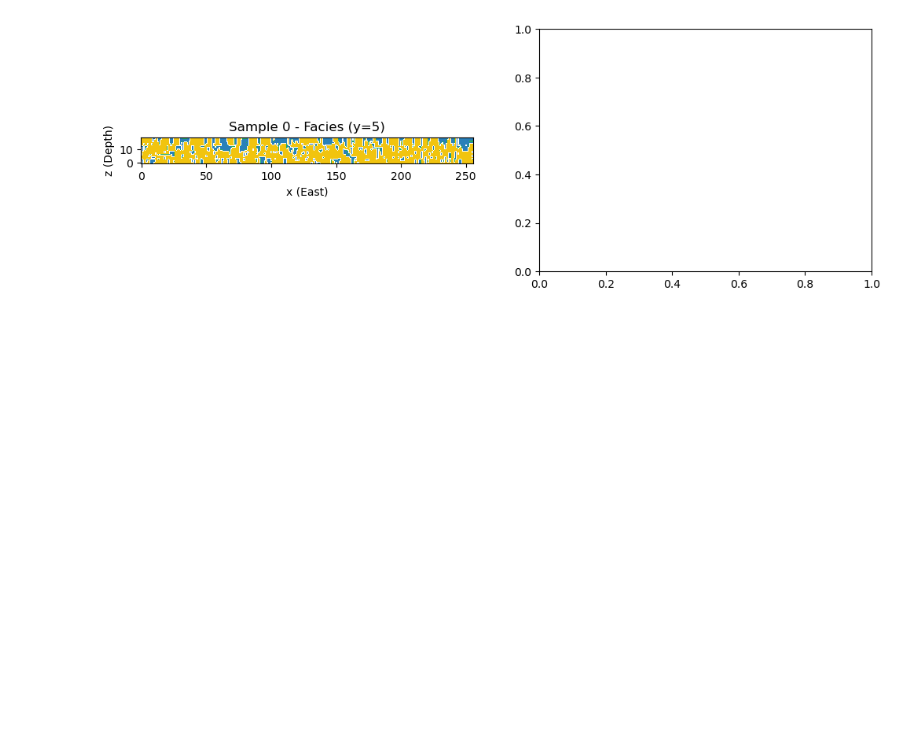
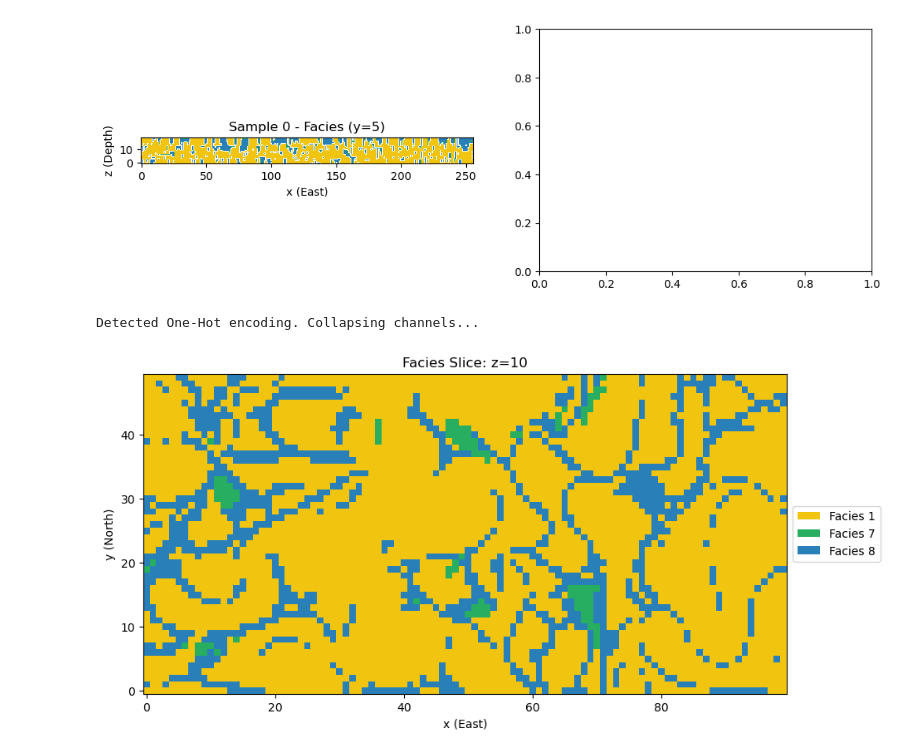
Before and after one commit to Matglassaa/Thesis-project-DGM, a Jupyter notebook: data/dataset_visualization.ipynb, the cells around one changed output. Cells and saved outputs as stored; diff of their text form; code cells hidden in the pictures; blank space fills up the shorter version.

Commit message:
first test with batching

```diff
--- a/data/dataset_visualization.ipynb
+++ b/data/dataset_visualization.ipynb
@@ -196,3 +196,70 @@ visualize_h5_batch(os.path.join(file_path, filename), max_samples=3, slice_axis=
 # %% [output]
 NameError: name 'unique_vals' is not defined
 [figure]
+# %%
+import os
+import numpy as np
+import matplotlib.pyplot as plt
+from matplotlib.colors import ListedColormap, BoundaryNorm
+from matplotlib.patches import Patch
+
+def visualize_facies_npz(file_path, slice_axis='z', slice_idx=None):
+    if not os.path.exists(file_path):
+        print(f"Error: File {file_path} not found.")
+        return
+
+    # --- 1. Load and Decode ---
+    data = np.load(file_path)
+    fac_data = data['facies']
+
+    # If it's One-Hot Encoded (Channels, Z, Y, X), collapse it
+    # categories = [1, 7, 8]
+    if fac_data.ndim == 4:
+        print("Detected One-Hot encoding. Collapsing channels...")
+        # argmax gives 0, 1, 2. We map these back to 1, 7, 8
+        idx_map = {0: 1, 1: 7, 2: 8}
+        collapsed = np.argmax(fac_data, axis=0)
+        fac_vol = np.vectorize(idx_map.get)(collapsed)
+    else:
+        fac_vol = fac_data
+
+    # --- 2. Slicing ---
+    nz, ny, nx = fac_vol.shape
+    if slice_axis == 'z':
+        idx = slice_idx if slice_idx is not None else nz // 2
+        slc = fac_vol[idx, :, :]
+        ylabel, xlabel = "y (North)", "x (East)"
+    elif slice_axis == 'y':
+        idx = slice_idx if slice_idx is not None else ny // 2
+        slc = fac_vol[:, idx, :].T
+        ylabel, xlabel = "z (Depth)", "x (East)"
+    else: # x
+        idx = slice_idx if slice_idx is not None else nx // 2
+        slc = fac_vol[:, :, idx].T
+        ylabel, xlabel = "z (Depth)", "y (North)"
+
+    # --- 3. Colors & Plot ---
+    facies_colors = {1: "#f1c40f", 7: "#27ae60", 8: "#2980b9"}
+    colors = [facies_colors[1], "#ffffff", facies_colors[7], facies_colors[8]]
+    cmap = ListedColormap(colors)
+    norm = BoundaryNorm([0.5, 1.5, 6.5, 7.5, 8.5], cmap.N)
+
+    plt.figure(figsize=(10, 5))
+    plt.imshow(slc, origin='lower', cmap=cmap, norm=norm, aspect='auto')
+
+    # Legend
+    legend_elements = [Patch(facecolor=facies_colors[v], label=f'Facies {v}')
+                       for v in np.unique(slc) if v in facies_colors]
+    plt.legend(handles=legend_elements, loc='center left', bbox_to_anchor=(1, 0.5))
+
+    plt.title(f"Facies Slice: {slice_axis}={idx}")
+    plt.ylabel(ylabel)
+    plt.xlabel(xlabel)
+    plt.show()
+
+# --- Usage ---
+base = os.path.join(os.getcwd(), "test_outputs")
+visualize_facies_npz(os.path.join(base, "sample_43.npz"), slice_axis='z')
+# %% [output]
+Detected One-Hot encoding. Collapsing channels...
+[figure, added]
```
Also changed, not shown: 2 other files.
